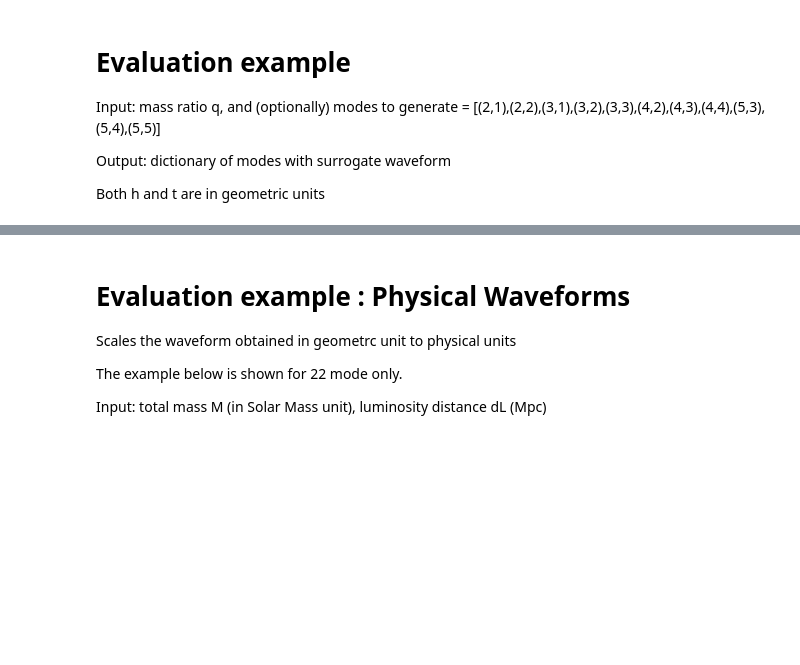
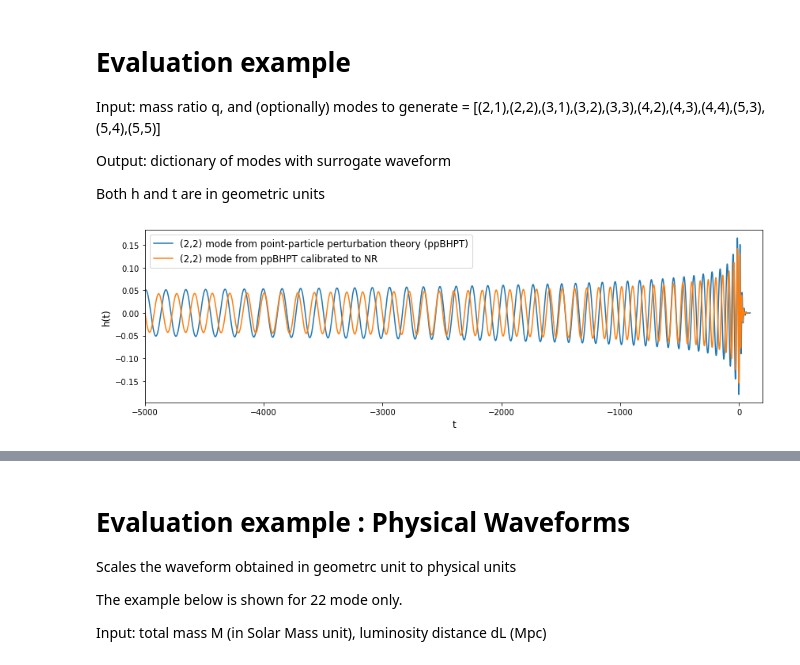
Before and after one commit to BlackHolePerturbationToolkit/EMRISurrogate, a Jupyter notebook: EMRISur1dq1e4.ipynb, the cells around one changed output, grey strips where cells are left out. Cells and saved outputs as stored; diff of their text form; code cells hidden in the pictures; blank space fills up the shorter version.

```diff
--- a/EMRISur1dq1e4.ipynb
+++ b/EMRISur1dq1e4.ipynb
@@ -27,5 +27,20 @@ Both h and t are in geometric units
 q = 8.0 # mass ratio
 time, h_out = emriSur.generate_surrogate(q) #h_out is a dictionary with modes as key; defaults to all avail modes
 time_unc, h_out_unc = emriSur.generate_surrogate(q, calibrated=False) # Directly from traning wavefrom, not calibrated
+# %%
+h_22=h_out[(2,2)]
+h_22_unc= h_out_unc[(2,2)]
+
+plt.figure(figsize=(14,4))
+plt.plot(time_unc,np.real(h_22_unc),label=r'(2,2) mode from point-particle perturbation theory (ppBHPT)')
+plt.plot(time,np.real(h_22),label=r'(2,2) mode from ppBHPT calibrated to NR')
+plt.xlabel('t',fontsize=12)
+plt.ylabel('h(t)',fontsize=12)
+plt.legend(fontsize=12)
+#plt.savefig('emri_sur_q_%f.png'%q)
+plt.xlim([-5000,200])
+plt.show()
+# %% [output]
+[figure, added]
 # %%
 h_22=h_out[(2,2)]
```
Also changed, not shown: parts of 9 cells of this notebook, 1 other file.
